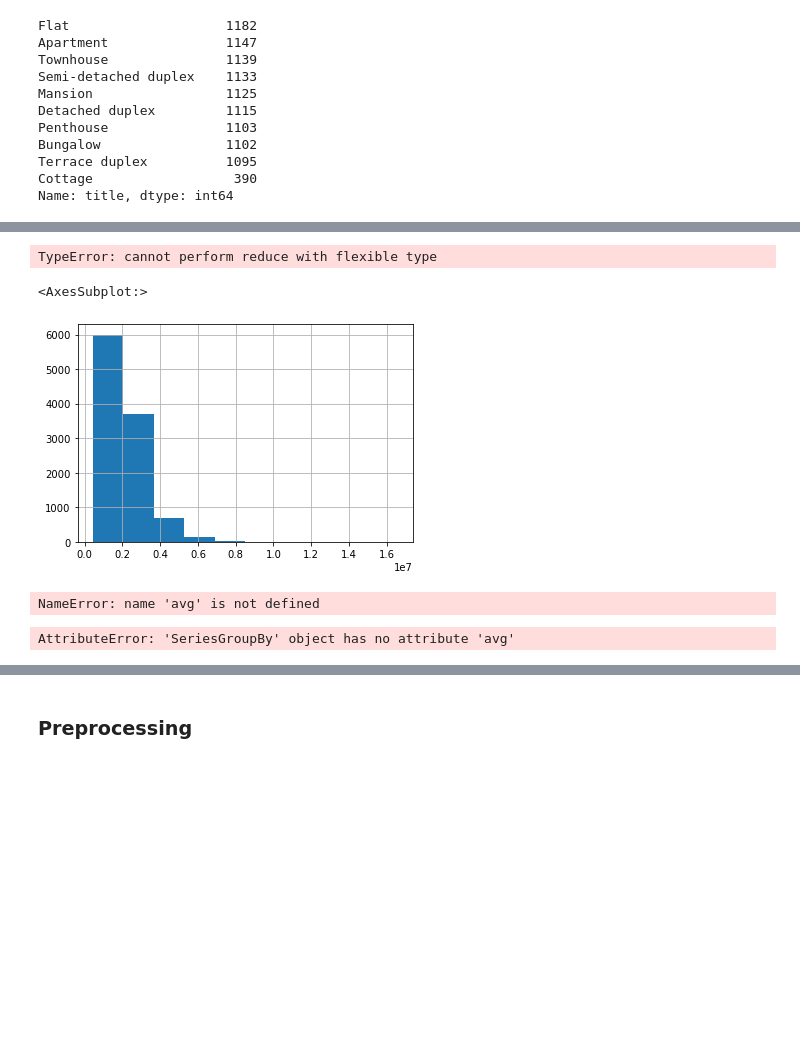
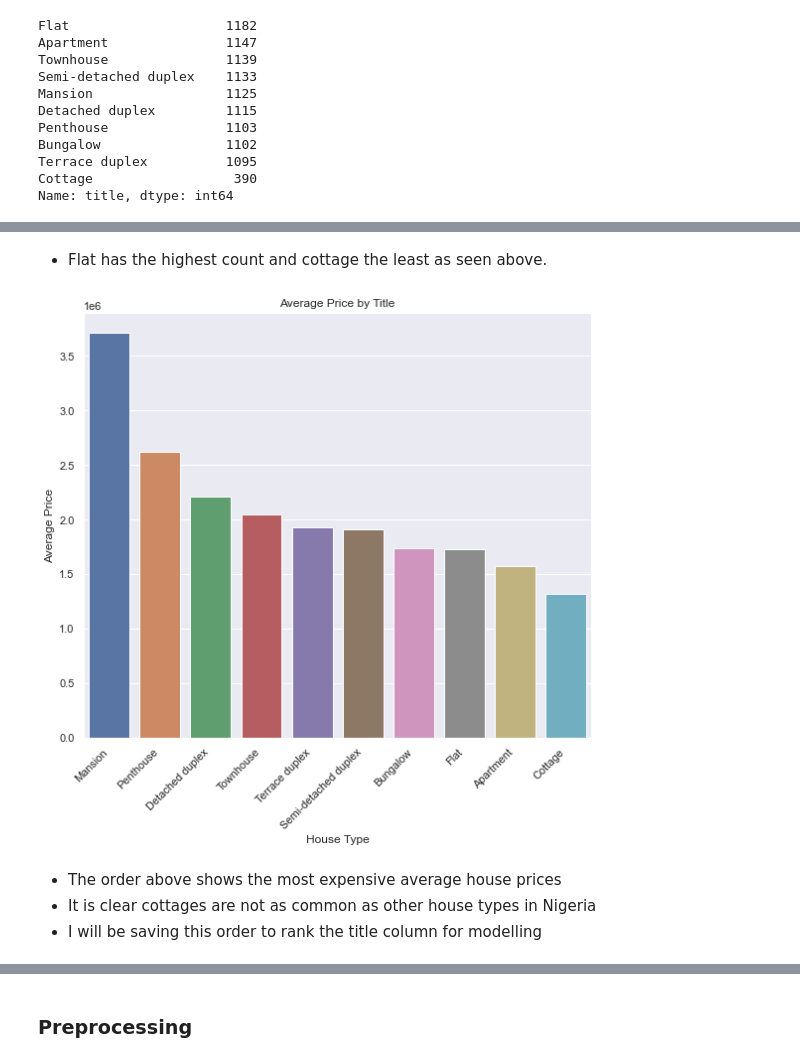
Before and after one commit to Tito-A/DSNBootcampChallenge, a Jupyter notebook: DSN_MLTask.ipynb, the cells around one changed output, grey strips where cells are left out. Drawn from its saved outputs; the diff is of its cells as text; code cells hidden in the pictures; blank space fills up the shorter version.

```diff
--- a/DSN_MLTask.ipynb
+++ b/DSN_MLTask.ipynb
@@ -354,18 +409,25 @@ sns.countplot(data= train_df, y='title', color= 'gray', )
-# %%
-sns.countplot(data= train_df, y='title', x='' )
-# %% [output]
-TypeError: cannot perform reduce with flexible type
-# %%
-
-train_df.price.hist()
-# %% [output]
-<AxesSubplot:>
-[figure, removed]
-# %%
-train_df.plot(x=avg(price))
-# %% [output]
-NameError: name 'avg' is not defined
-# %%
-vv= train_df.groupby('title').price.avg()
-# %% [output]
-AttributeError: 'SeriesGroupBy' object has no attribute 'avg'
+# %% [markdown]
+- Flat has the highest count and cottage the least as seen above.
+# %%
+#calculating the mean price for each title
+title_average_price= train_df.groupby('title')['price'].mean().reset_index()
+
+# sorting the values
+sorted_title = title_average_price.sort_values(by='price', ascending= False)
+
+#plotting the chart
+sns.barplot(x='title', y='price', data=sorted_title)
+plt.xlabel('House Type')
+plt.ylabel('Average Price')
+plt.title('Average Price by Title')
+plt.xticks(rotation=45, ha='right');
+
+# Show the plot
+plt.tight_layout()
+plt.show();
+# %% [output]
+[figure, added]
+# %% [markdown]
+- The order above shows the most expensive average house prices
+- It is clear cottages are not as common as other house types in Nigeria
+- I will be saving this order to rank the title column for modelling
```
Also changed, not shown: parts of 67 cells of this notebook.
